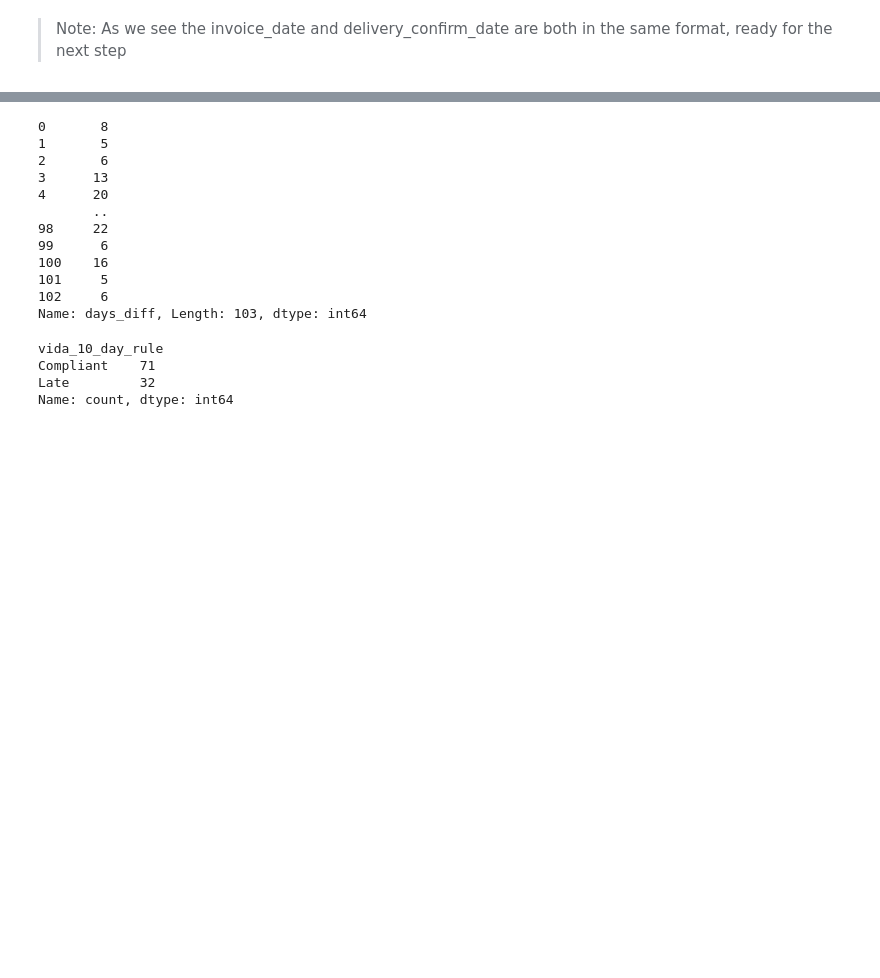
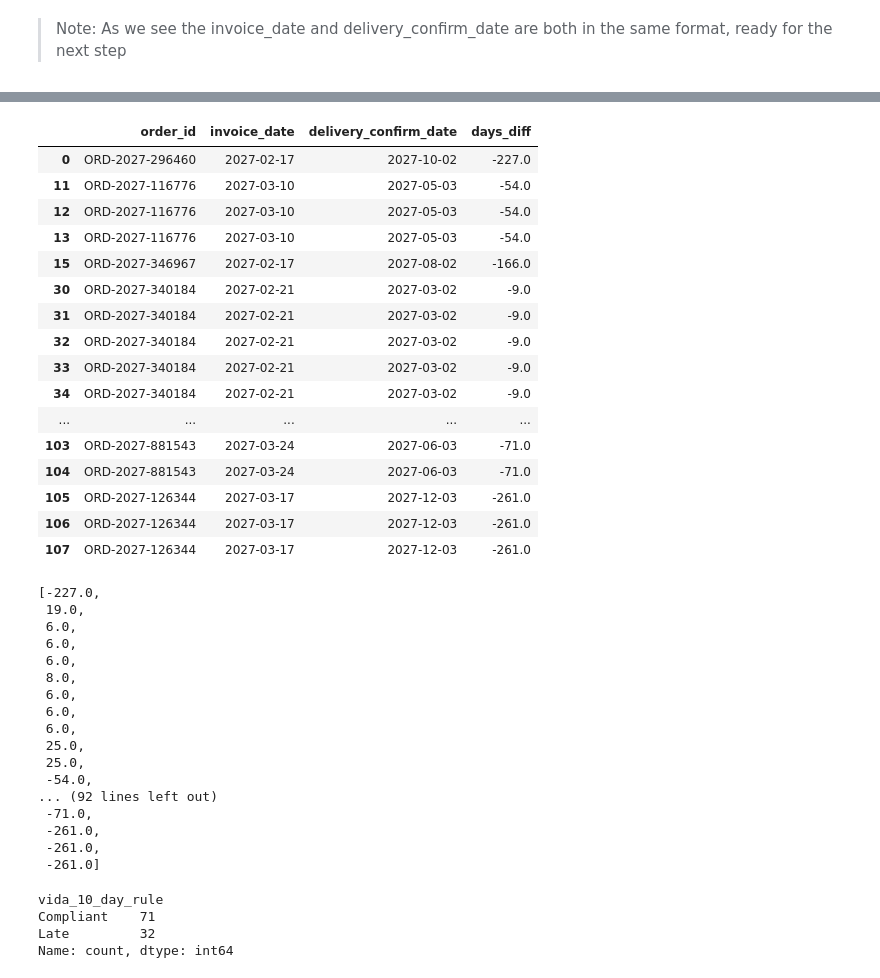
Before and after one commit to dargys/PythonExamen, a Jupyter notebook: part2.ipynb, the cells around one changed output, grey strips where cells are left out. Cells and saved outputs as stored; diff of their text form; code cells hidden in the pictures; blank space fills up the shorter version.

```diff
--- a/part2.ipynb
+++ b/part2.ipynb
@@ -148,21 +191,46 @@ dtype: object
 # %%
 
 df["days_diff"] = (df["invoice_date"] - df["delivery_confirm_date"]).dt.days
+# %%
+df[df["days_diff"] < 0][["order_id", "invoice_date", "delivery_confirm_date", "days_diff"]]
+# %% [output]
+|  | order_id | invoice_date | delivery_confirm_date | days_diff |
+| 0 | ORD-2027-296460 | 2027-02-17 | 2027-10-02 | -227.0 |
+| 11 | ORD-2027-116776 | 2027-03-10 | 2027-05-03 | -54.0 |
+| 12 | ORD-2027-116776 | 2027-03-10 | 2027-05-03 | -54.0 |
+| 13 | ORD-2027-116776 | 2027-03-10 | 2027-05-03 | -54.0 |
+| 15 | ORD-2027-346967 | 2027-02-17 | 2027-08-02 | -166.0 |
+| 30 | ORD-2027-340184 | 2027-02-21 | 2027-03-02 | -9.0 |
+| 31 | ORD-2027-340184 | 2027-02-21 | 2027-03-02 | -9.0 |
+| 32 | ORD-2027-340184 | 2027-02-21 | 2027-03-02 | -9.0 |
+| 33 | ORD-2027-340184 | 2027-02-21 | 2027-03-02 | -9.0 |
+| 34 | ORD-2027-340184 | 2027-02-21 | 2027-03-02 | -9.0 |
+| ... | ... | ... | ... | ... |
+| 103 | ORD-2027-881543 | 2027-03-24 | 2027-06-03 | -71.0 |
+| 104 | ORD-2027-881543 | 2027-03-24 | 2027-06-03 | -71.0 |
+| 105 | ORD-2027-126344 | 2027-03-17 | 2027-12-03 | -261.0 |
+| 106 | ORD-2027-126344 | 2027-03-17 | 2027-12-03 | -261.0 |
+| 107 | ORD-2027-126344 | 2027-03-17 | 2027-12-03 | -261.0 |
 # %%
-df["days_diff"]
+df["days_diff"].tolist()
 # %% [output]
-0       8
-1       5
-2       6
-3      13
-4      20
-       ..
-98     22
-99      6
-100    16
-101     5
-102     6
-Name: days_diff, Length: 103, dtype: int64
+[-227.0,
+ 19.0,
+ 6.0,
+ 6.0,
+ 6.0,
+ 8.0,
+ 6.0,
+ 6.0,
+ 6.0,
+ 25.0,
+ 25.0,
+ -54.0,
+... (92 lines left out)
+ -71.0,
+ -261.0,
+ -261.0,
+ -261.0]
 # %%
 # Here are we "Grouping By: count()" as we know from SQL, it counts the invoices that where send late and the ones that where on time
 df["vida_10_day_rule"] = df["days_diff"].apply(
```
Also changed, not shown: parts of 6 cells of this notebook, 1 other file.
